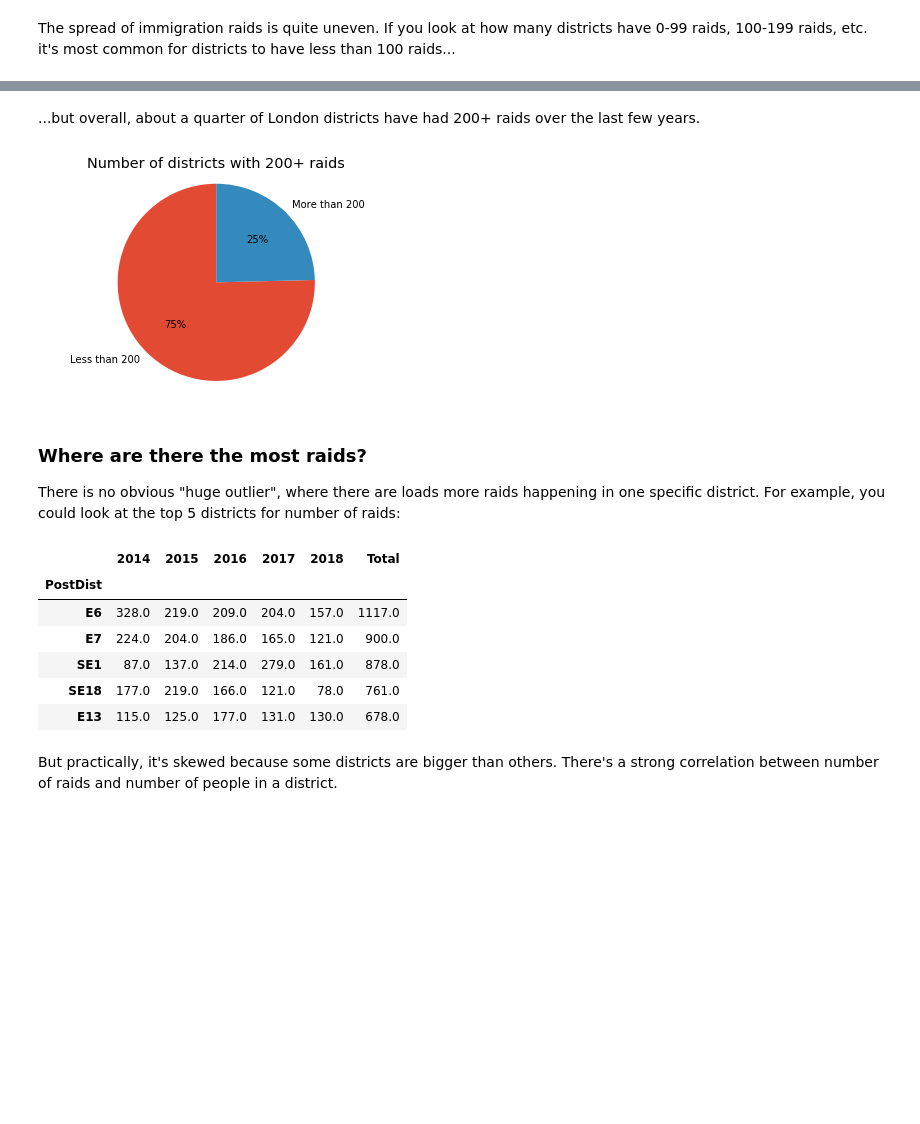
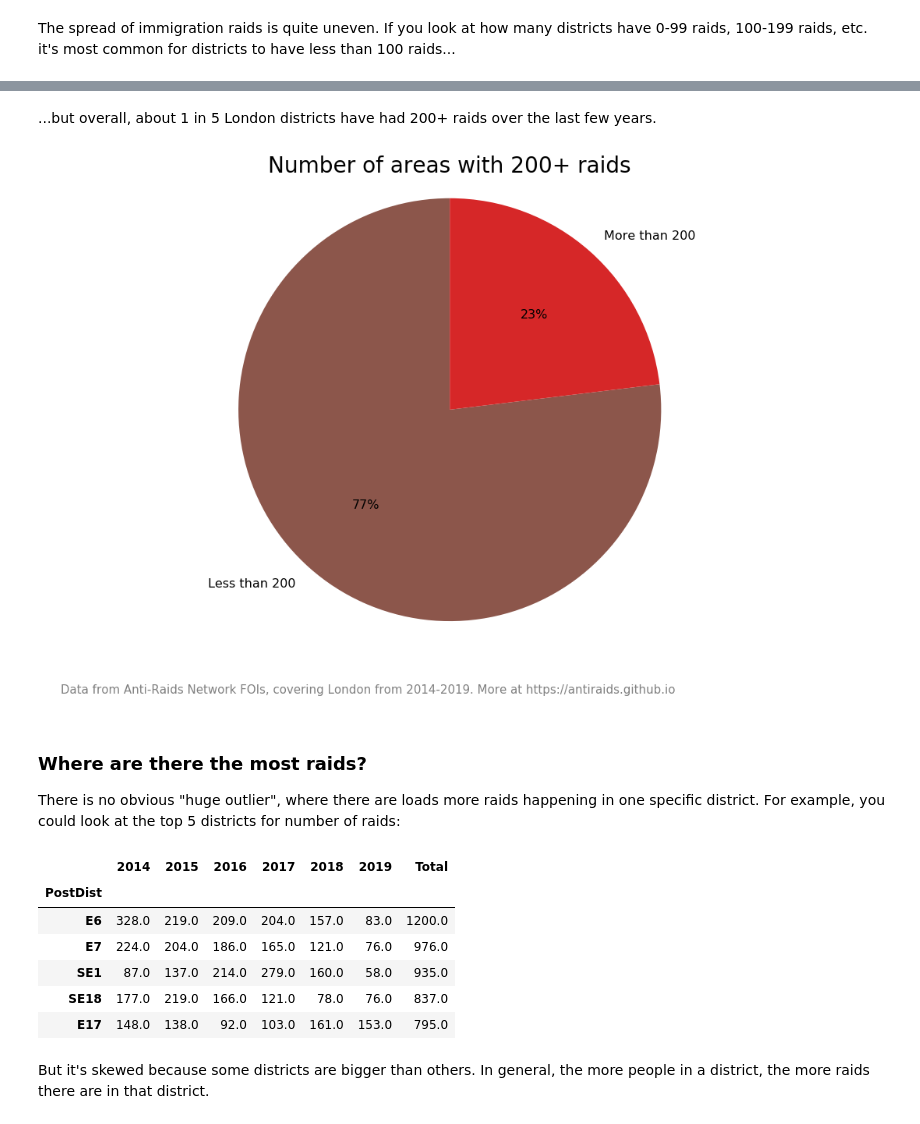
Before and after one commit to antiraids/london-immigration-raids-map, a Jupyter notebook: TellingTheStory.ipynb, the cells around one changed output, grey strips where cells are left out. Cells and saved outputs as stored; diff of their text form; code cells hidden in the pictures; blank space fills up the shorter version.

```diff
--- a/TellingTheStory.ipynb
+++ b/TellingTheStory.ipynb
@@ -23,14 +13,31 @@ We put in Freedom Of Information (FOI) requests to **??**, to detail on raids ov
 # %%
 import pandas as pd
 import matplotlib.pyplot as plt; plt.style.use('ggplot')
+import matplotlib.ticker as mtick
+from matplotlib.colors import Normalize as nlz
+import seaborn as sns
+import numpy as np
 
 first_yr = 2014
-last_yr = 2018
+last_yr = 2019
 yr_range = str(first_yr) + '-' + str(last_yr)
+# %%
+plt.rcParams['figure.figsize'] = (15, 11)
+plt.rcParams['axes.titlesize'] = 28
+plt.rcParams['axes.labelsize'] = 16
+plt.rcParams['axes.edgecolor'] = '#A9A9A9'
+plt.rcParams['axes.spines.top'] = False
+plt.rcParams['axes.spines.right'] = False
+plt.rcParams['savefig.transparent'] = True
+
+watermark_str = "Data from Anti-Raids Network FOIs, covering London from {}. More at https://antiraids.github.io"
+watermark_str = watermark_str.format(yr_range)
+red = '#d62728'
+brown = '#8c564b'
 # %% [markdown]
 ### Are there more raids in some areas than others?
 # %%
-raids_by_year = pd.read_csv('Data\\LondonRaidsByYear.csv', index_col=["PostDist"])
+raids_by_year = pd.read_csv('AmendedData\\LondonRaidsByYear.csv', index_col=["PostDist"])
 full_yrs = [str(yr) for yr in range(first_yr, last_yr+1)]
 raids_by_year = raids_by_year[full_yrs]
 raids_by_year.loc[:,'Total'] = raids_by_year.sum(axis=1)
@@ -51,19 +60,22 @@ Text(0, 0.5, 'Number of districts')
 # %% [markdown]
-...but overall, about a quarter of London districts have had 200+ raids over the last few years.
+...but overall, about 1 in 5 London districts have had 200+ raids over the last few years.
 # %%
 cutoff = 200
 str_cutoff = str(cutoff)
 labels = ['Less than '+str_cutoff, 'More than '+str_cutoff]
 sizes = [len(raids_by_year['Total'][raids_by_year['Total'] < cutoff])]
 sizes += [len(raids_by_year['Total'][raids_by_year['Total'] >= cutoff])]
 
 fig1, ax1 = plt.subplots()
-ax1.pie(sizes, labels=labels, autopct='%1.0f%%', startangle=90)
+ax1.pie(sizes, labels=labels, autopct='%1.0f%%', startangle=90, colors=[brown, red],
+       textprops=dict(size=16))
 ax1.axis('equal')
-ax1.set_title('Number of districts with ' + str_cutoff + '+ raids')
+ax1.set_title('Number of areas with ' + str_cutoff + '+ raids')
+plt.annotate(watermark_str, (0.03, 0.03), xycoords='figure fraction', color='grey', fontsize=15)
+plt.savefig('Outputs\\Raids_totals_pie.png')
 plt.show()
 # %% [output]
-[figure, old version]
+[figure, new version]
 # %% [markdown]
 ### Where are there the most raids?
 
@@ -71,13 +83,13 @@ There is no obvious "huge outlier", where there are loads more raids happening i
 # %%
 raids_by_year.sort_values('Total', ascending=False).head(5)
 # %% [output]
-|  | 2014 | 2015 | 2016 | 2017 | 2018 | Total |
-| PostDist |  |  |  |  |  |  |
-| E6 | 328.0 | 219.0 | 209.0 | 204.0 | 157.0 | 1117.0 |
-| E7 | 224.0 | 204.0 | 186.0 | 165.0 | 121.0 | 900.0 |
-| SE1 | 87.0 | 137.0 | 214.0 | 279.0 | 161.0 | 878.0 |
-| SE18 | 177.0 | 219.0 | 166.0 | 121.0 | 78.0 | 761.0 |
-| E13 | 115.0 | 125.0 | 177.0 | 131.0 | 130.0 | 678.0 |
+|  | 2014 | 2015 | 2016 | 2017 | 2018 | 2019 | Total |
+| PostDist |  |  |  |  |  |  |  |
+| E6 | 328.0 | 219.0 | 209.0 | 204.0 | 157.0 | 83.0 | 1200.0 |
+| E7 | 224.0 | 204.0 | 186.0 | 165.0 | 121.0 | 76.0 | 976.0 |
+| SE1 | 87.0 | 137.0 | 214.0 | 279.0 | 160.0 | 58.0 | 935.0 |
+| SE18 | 177.0 | 219.0 | 166.0 | 121.0 | 78.0 | 76.0 | 837.0 |
+| E17 | 148.0 | 138.0 | 92.0 | 103.0 | 161.0 | 153.0 | 795.0 |
 # %% [markdown]
-But practically, it's skewed because some districts are bigger than others. There's a strong correlation between number of raids and number of people in a district.
+But it's skewed because some districts are bigger than others. In general, the more people in a district, the more raids there are in that district.
 # %%
```
Also changed, not shown: parts of 48 cells of this notebook, 1 other file.
